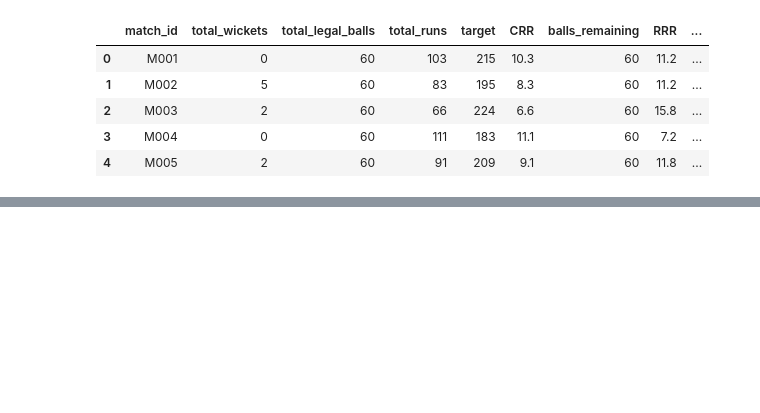
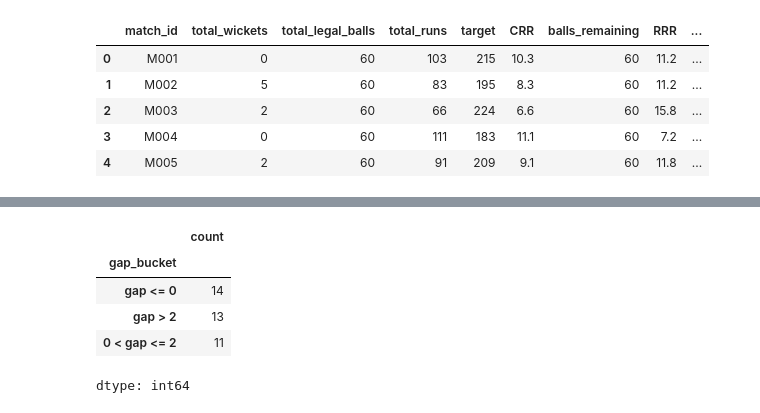
Before and after one commit to humphrey-nyanzi/analytical-casework-lab, a Jupyter notebook: cases/C02/MC_C02_01_Cricket_Match_State_Microcase.ipynb, the cells around one changed output, grey strips where cells are left out. Saved outputs shown, nothing was run; the diff lists cells and outputs as text; code cells hidden in the pictures; blank space fills up the shorter version.

```diff
--- a/cases/C02/MC_C02_01_Cricket_Match_State_Microcase.ipynb
+++ b/cases/C02/MC_C02_01_Cricket_Match_State_Microcase.ipynb
@@ -621,0 +663,9 @@ chase_df.head()
+# %%
+chase_df['gap_bucket'].value_counts()
+# %% [output]
+|  | count |
+| gap_bucket |  |
+| gap <= 0 | 14 |
+| gap > 2 | 13 |
+| 0 < gap <= 2 | 11 |
+dtype: int64
```
Also changed, not shown: parts of 9 cells of this notebook.
